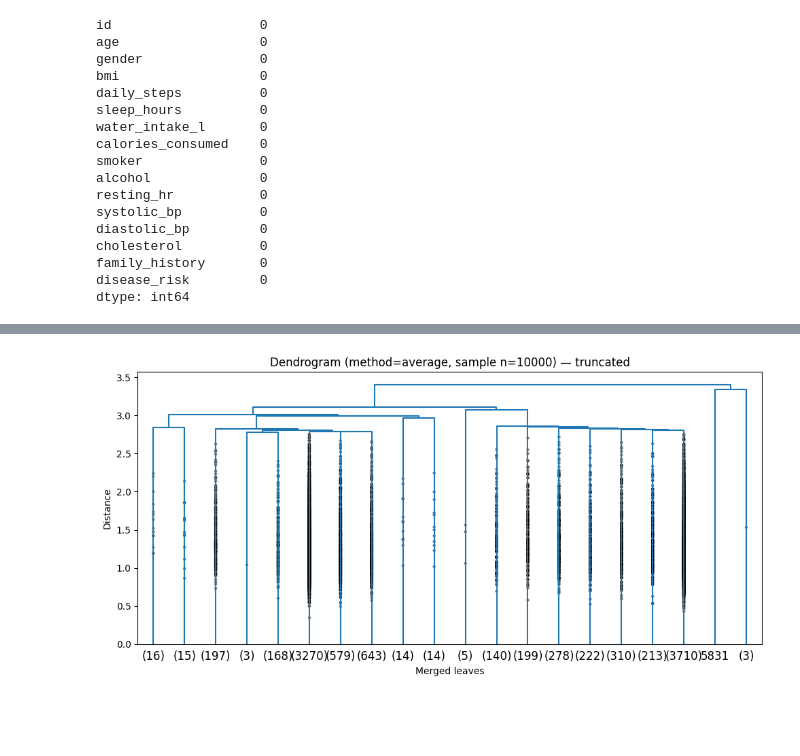
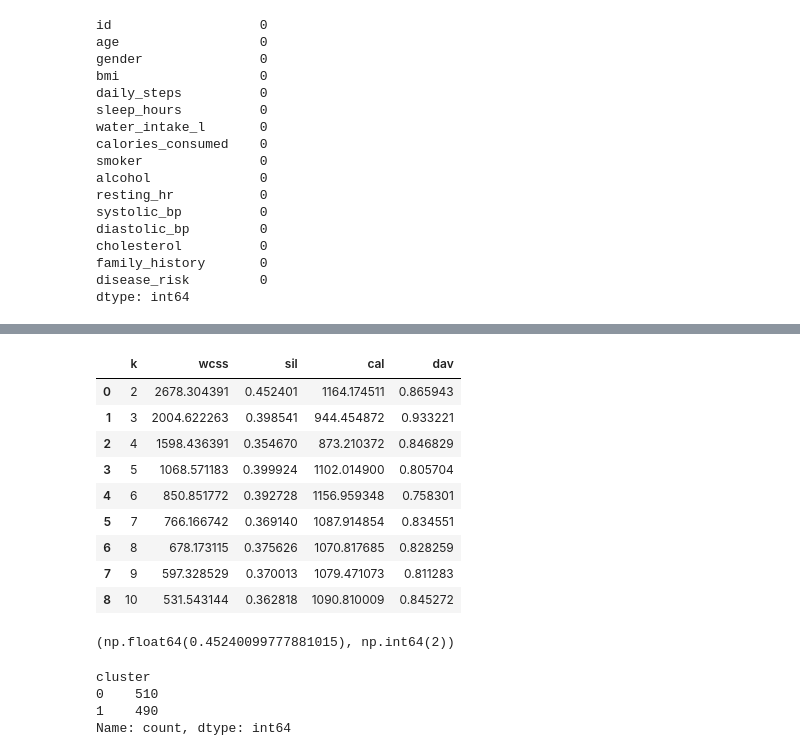
Before and after one commit to poslam/sem7-ds, a Jupyter notebook: ia/labs/2.ipynb, the cells around one changed output, grey strips where cells are left out. Saved outputs shown, nothing was run; the diff lists cells and outputs as text; code cells hidden in the pictures; blank space fills up the shorter version.

```diff
--- a/ia/labs/2.ipynb
+++ b/ia/labs/2.ipynb
@@ -473,22 +302,0 @@ display(profile)
-# %%
-rng = np.random.RandomState(SEED)
-n = X_pre.shape[0]
-take = min(10_000, n)
-idx = rng.choice(n, size=take, replace=False)
-X_small = X_pre[idx]
-
-# linkage method (best link)
-method = best_link
-Z = sch.linkage(X_small, method=method)  # default using Euclidean
-
-plt.figure(figsize=(10, 5))
-sch.dendrogram(
-    Z, truncate_mode="lastp", p=20, show_leaf_counts=True, show_contracted=True
-)
-plt.title(f"Dendrogram (method={method}, sample n={take}) — truncated")
-plt.xlabel("Merged leaves")
-plt.ylabel("Distance")
-plt.tight_layout()
-plt.show()
-# %% [output]
-[figure, removed]
@@ -494,0 +326,35 @@ plt.show()
+# %%
+my_scores_df = pd.DataFrame(my_results)
+display(my_scores_df)
+# %% [output]
+|  | k | wcss | sil | cal | dav |
+| 0 | 2 | 2678.304391 | 0.452401 | 1164.174511 | 0.865943 |
+| 1 | 3 | 2004.622263 | 0.398541 | 944.454872 | 0.933221 |
+| 2 | 4 | 1598.436391 | 0.354670 | 873.210372 | 0.846829 |
+| 3 | 5 | 1068.571183 | 0.399924 | 1102.014900 | 0.805704 |
+| 4 | 6 | 850.851772 | 0.392728 | 1156.959348 | 0.758301 |
+| 5 | 7 | 766.166742 | 0.369140 | 1087.914854 | 0.834551 |
+| 6 | 8 | 678.173115 | 0.375626 | 1070.817685 | 0.828259 |
+| 7 | 9 | 597.328529 | 0.370013 | 1079.471073 | 0.811283 |
+| 8 | 10 | 531.543144 | 0.362818 | 1090.810009 | 0.845272 |
+# %%
+best_k_index = my_scores_df[metric].idxmax()
+
+best_k_value = my_scores_df.loc[best_k_index, "k"]
+
+my_scores_df[metric].max(), best_k_value
+# %% [output]
+(np.float64(0.45240099777881015), np.int64(2))
+# %%
+best_model = models[best_k_value]
+labels = best_model.labels_
+
+df_with_cluster = df.copy()
+df_with_cluster["cluster"] = labels
+
+print(df_with_cluster["cluster"].value_counts().sort_index())
+# %% [output]
+cluster
+0    510
+1    490
+Name: count, dtype: int64
```
Also changed, not shown: parts of 63 cells of this notebook, 2 other files.
